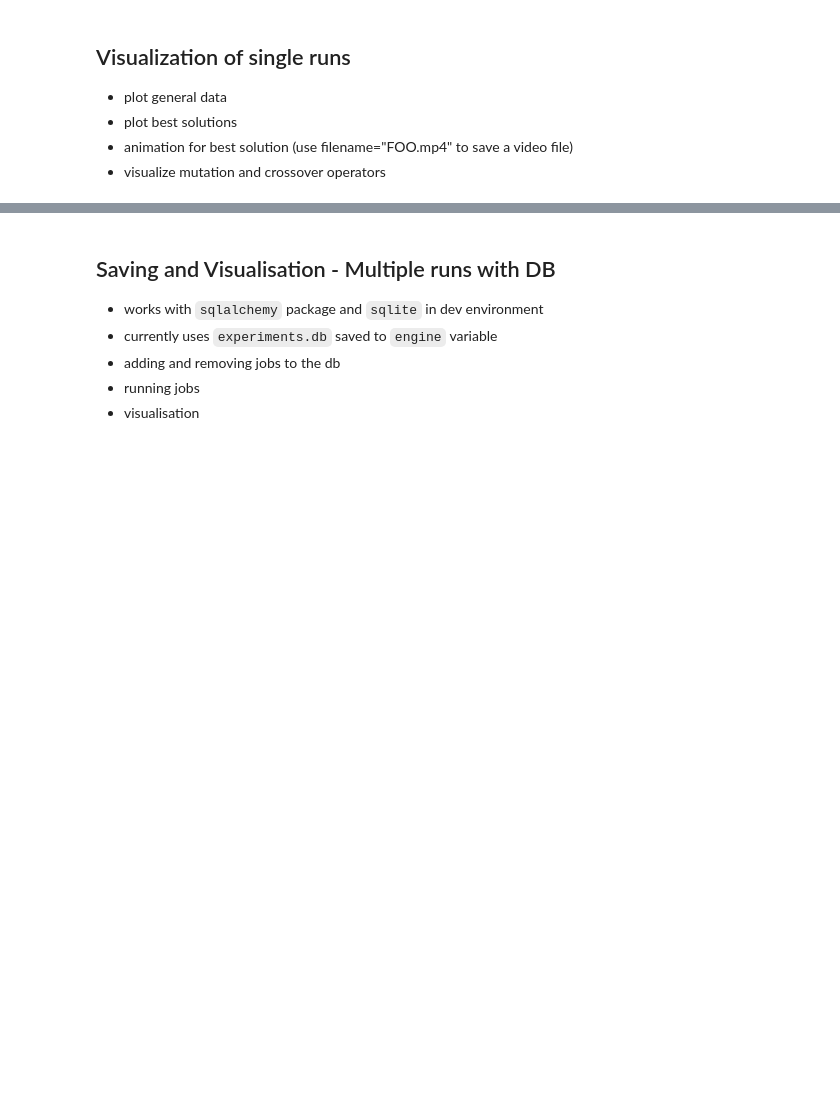
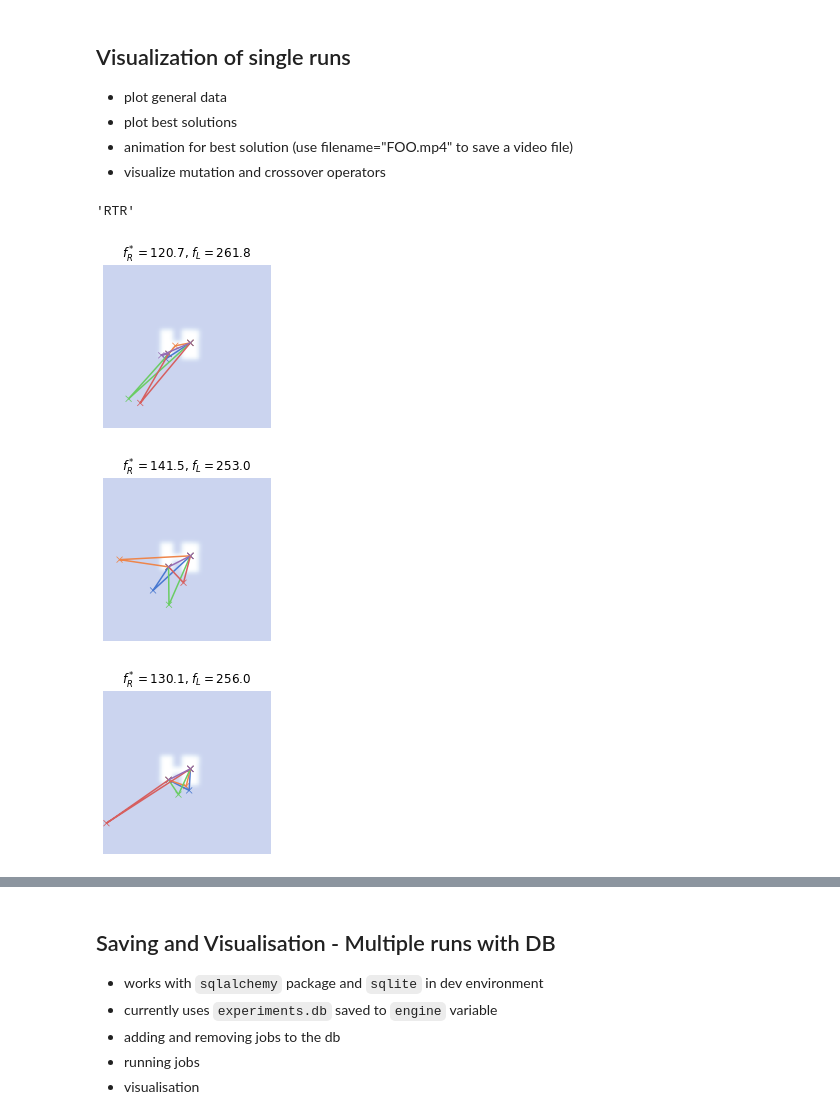
Before and after one commit to ovgu-FINken/MOMAPF-VM, a Jupyter notebook: Waypoint_Optimisation.ipynb, the cells around one changed output, grey strips where cells are left out. Drawn from its saved outputs; the diff is of its cells as text; code cells hidden in the pictures; blank space fills up the shorter version.

```diff
--- a/Waypoint_Optimisation.ipynb
+++ b/Waypoint_Optimisation.ipynb
@@ -73,7 +75,7 @@ settings = {
     'min_speed' : 0.2,
     'n_agents': 5, # number of agents
     'n_waypoints': 1, # waypoints per agent (excluding start and end)
-    'n_gens': 20, # number of generations to run the algorithm
+    'n_gens': 2, # number of generations to run the algorithm
     'population_size': 64, # population size for the algorithm, shoulod be divisible by 4 for nsga2
     'cxpb': .4, # crossover probablity
     'mutpb': 0.8, # mutation rate (not applicable in nsga2)
@@ -81,13 +83,14 @@ settings = {
 
     'feasiblity_threshold': 95.0, # how robust a solution has to be to be regarded feasible (100-min_dist)
     'offset': (0, 0), # offset of the map to the agents
-    'map_name': "obstacles/gaps_4_easy_60.npy", # name of the obstacle-map file
+    'map_name': "obstacles/twoRoomsWorld.pgm", # name of the obstacle-map file
     'metric': Metric.MIN, # metric to use in fitness calculation
     'hv_ref': (100, 600, 600), # reference for hyper volume
     'velocity_control': True, # turn on velocity control (4th dimension on wp)
     'novelty_k': 5, # k for knn- in novelty objective
     'use_novelty': True,
-    'configuration': 'line',
+    'configuration': 'yaml',
+    'robots_yaml' : "/home/basti/ros/driving_swarm_infrastructure/src/robot_spawner_pkg/params/robots.yaml"
 }
 profiling = False
 experiment = Experiment(settings) # load the settings
@@ -133,14 +148,20 @@ if profiling:
 best = experiment.toolbox.select(pop, 5)
 # %%
 settings['model'].name
+# %% [output]
+'RTR'
 # %%
 for i, ind in enumerate(best):
     plt.figure(figsize=(3,3))
-    f = experiment.problem.solution_plot(ind, plot_range=range(0, 200), legend=False, show=False)
+    f = experiment.problem.solution_plot(ind, legend=False, show=False)
 
     plt.title(f"$f_R^*={ind.fitness.values[0]:.1f}$, $f_L={ind.fitness.values[1]:.1f}$")
     #plt.savefig(f"examples/vehicle_example_{settings['model'].name}_{i}.eps")
     plt.show()
+# %% [output]
+[figure, added]
+[figure, added]
+[figure, added]
 # %%
 paths = pd.concat(experiment.problem.path_df(ind, additional_args={"ind": i}) for i, ind in enumerate(pop))
 paths["agent"] = paths["agent"].astype("int")
```
Also changed, not shown: parts of 10 cells of this notebook, 5 other files.
